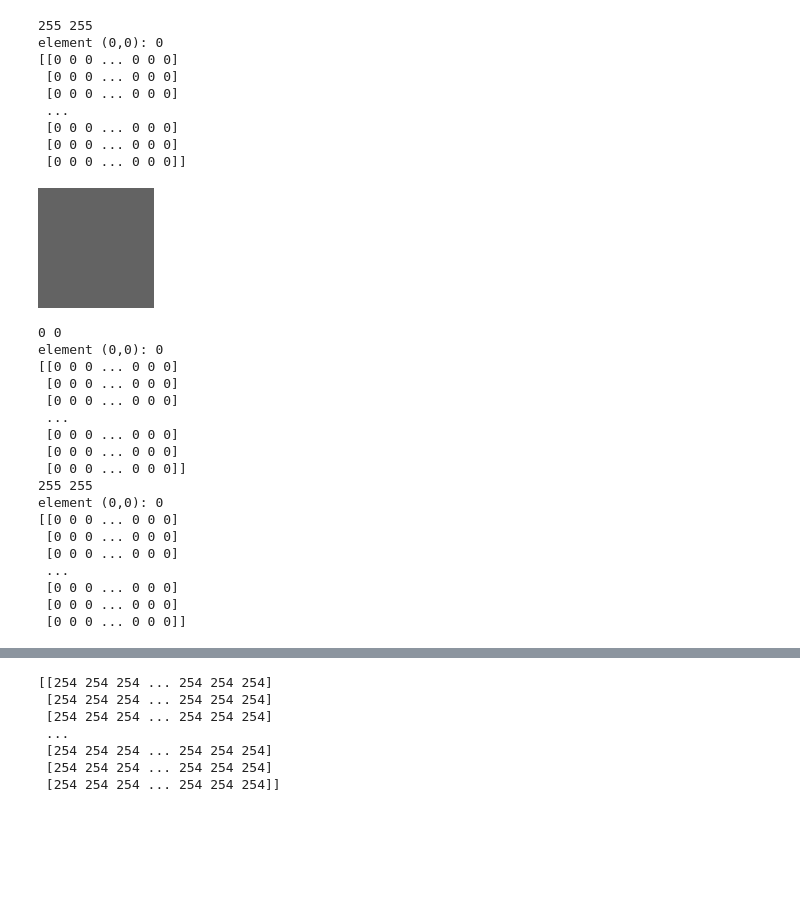
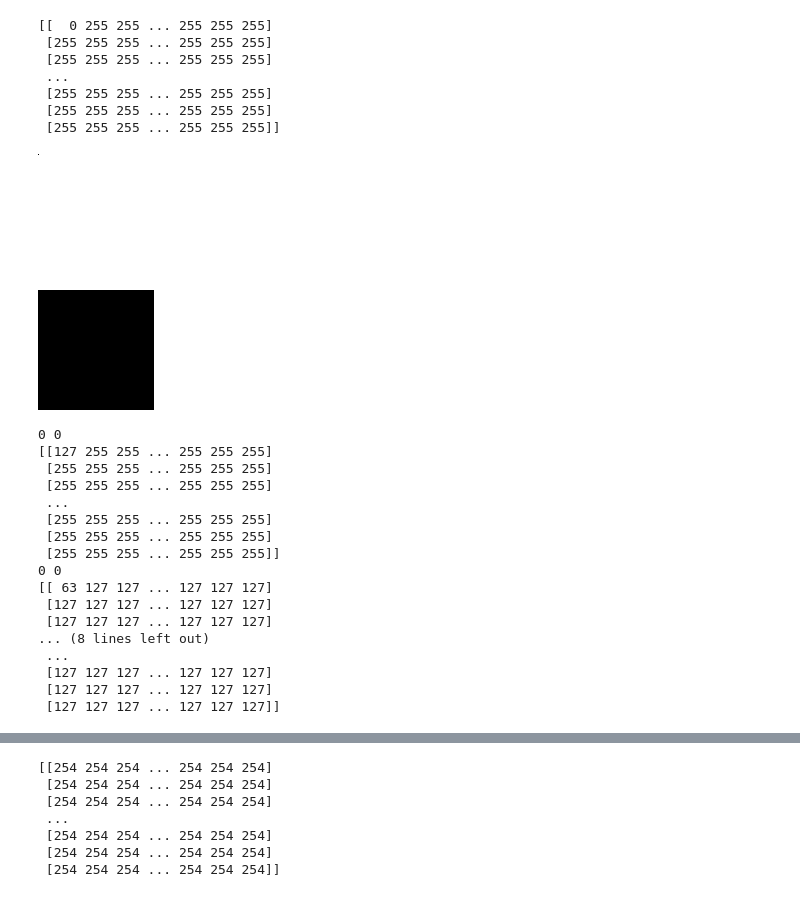
Before and after one commit to Robator/face_reconstruction, a Jupyter notebook: main.ipynb, the cells around one changed output, grey strips where cells are left out. Saved outputs shown, nothing was run; the diff lists cells and outputs as text; code cells hidden in the pictures; blank space fills up the shorter version.

Commit message:
Fix. Use uint8 for averaging, add test

```diff
--- a/main.ipynb
+++ b/main.ipynb
@@ -10,5 +7 @@ print(train_files)
-# %%
-average_image = np.zeros((120, 116), dtype = np.int)
-sum_image = np.zeros_like(average_image)
-batch_size = 1
 # %%
@@ -29,10 +35,12 @@ def merge_to_one(image, img_idx):
         sum_image = np.zeros_like(average_image)
     return average_image
 # %%
-import sys
 from PIL import Image
 
 img_idx = 0
+average_image = np.full((120, 116), 255, dtype = np.uint)
+batch_size = 1
+sum_image = np.zeros_like(average_image)
 for infile in train_files:
     try:
         with Image.open(infile) as im:
@@ -75,40 +77,45 @@ element (0,0): -1
 ... (29 outputs left out)
 # %%
-img1 = Image.new("L", (116, 120), "white")
-img2 = Image.new("L", (116, 120), "black")
-av_img = merge_to_one(img1, 0)
-print(av_img)
-display(Image.fromarray(np.floor(np.asarray(img1)+100).astype(np.byte), mode="L"))
-av_img = merge_to_one(img2, 1)
-print(av_img)
-av_img = merge_to_one(img1, 2)
-print(av_img)
+def test_merging():
+    average_image = np.full((120, 116), 255, dtype = np.uint)
+    batch_size = 1
+    sum_image = np.zeros_like(average_image)
+
+    img1 = Image.new("L", (116, 120), "white")
+    img1.putpixel((0, 0), 0)
+    print(np.asarray(img1))
+    img2 = Image.new("L", (116, 120), "black")
+    av_img = merge_to_one(img1, 0)
+    assert av_img[0, 0] == 127
+    assert av_img.shape == (120, 116)
+    av_img = merge_to_one(img2, 1)
+    assert av_img[0, 0] == 63
+    av_img = merge_to_one(img1, 2)
+    assert av_img[0, 0] == 31
 # %% [output]
-255 255
-element (0,0): 0
-[[0 0 0 ... 0 0 0]
- [0 0 0 ... 0 0 0]
- [0 0 0 ... 0 0 0]
+[[  0 255 255 ... 255 255 255]
+ [255 255 255 ... 255 255 255]
+ [255 255 255 ... 255 255 255]
  ...
- [0 0 0 ... 0 0 0]
- [0 0 0 ... 0 0 0]
- [0 0 0 ... 0 0 0]]
+ [255 255 255 ... 255 255 255]
+ [255 255 255 ... 255 255 255]
+ [255 255 255 ... 255 255 255]]
-[figure, old version]
+[figure, new version]
+[figure, added]
 0 0
-element (0,0): 0
-[[0 0 0 ... 0 0 0]
- [0 0 0 ... 0 0 0]
- [0 0 0 ... 0 0 0]
+[[127 255 255 ... 255 255 255]
+ [255 255 255 ... 255 255 255]
+ [255 255 255 ... 255 255 255]
  ...
- [0 0 0 ... 0 0 0]
- [0 0 0 ... 0 0 0]
- [0 0 0 ... 0 0 0]]
-255 255
-element (0,0): 0
-[[0 0 0 ... 0 0 0]
- [0 0 0 ... 0 0 0]
- [0 0 0 ... 0 0 0]
+ [255 255 255 ... 255 255 255]
+ [255 255 255 ... 255 255 255]
+ [255 255 255 ... 255 255 255]]
+0 0
+[[ 63 127 127 ... 127 127 127]
+ [127 127 127 ... 127 127 127]
+ [127 127 127 ... 127 127 127]
+... (8 lines left out)
  ...
- [0 0 0 ... 0 0 0]
- [0 0 0 ... 0 0 0]
- [0 0 0 ... 0 0 0]]
+ [127 127 127 ... 127 127 127]
+ [127 127 127 ... 127 127 127]
+ [127 127 127 ... 127 127 127]]
```
Also changed, not shown: parts of 7 cells of this notebook, 3 other files.
